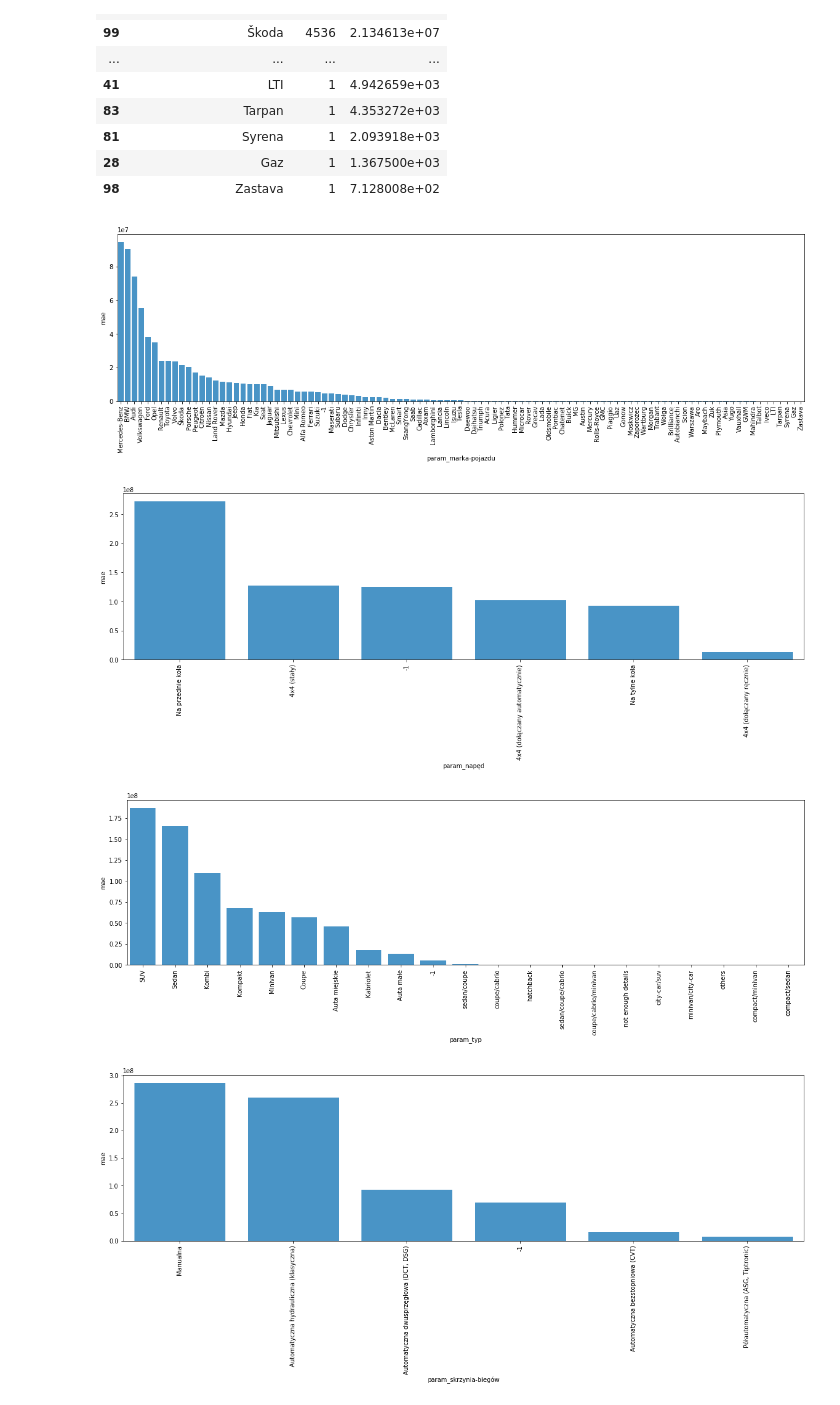
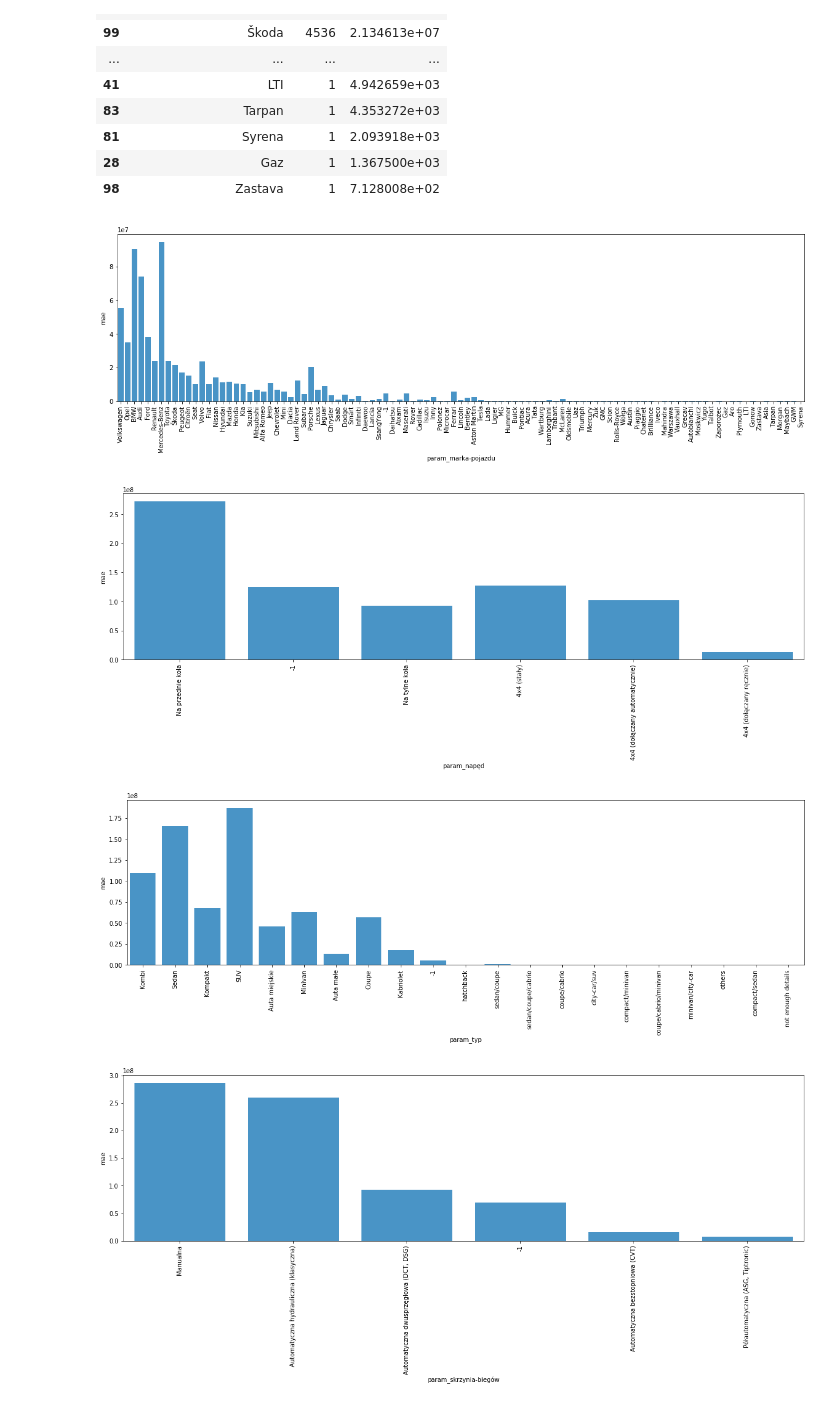
Before and after one commit to JakubStanczak/Car_price_predict, a Jupyter notebook: Car_price.ipynb, the cells around one changed output. Saved outputs shown, nothing was run; the diff lists cells and outputs as text; code cells hidden in the pictures.

```diff
--- a/Car_price.ipynb
+++ b/Car_price.ipynb
@@ -874,2 +852,19 @@ test[ ['car_id', 'price_value'] ].to_csv('../car_test_predict.csv', index=False)
 # %% [markdown]
 Target of this project was to create good enough without unneeded complexity. In my opinion this was achieved. Predictions generated were good enough to be in top 10 in the Kaggle competition without adding complex features or validation.
+# %%
+cat_to_check = [x for x in cat_feats if len(train[x].unique()) > 4]
+cat_to_check = [x for x in cat_to_check if x not in cat_no_plot]
+
+max_cat_mae = 0
+for cat in cat_to_check:
+    cat_mae = train_no_lux.groupby(cat).agg(mae=('error', np.mean))['mae'].max()
+    if cat_mae > max_cat_mae:
+        max_cat_mae = cat_mae
+
+for cat_feat in cat_to_check:
+    cat_name = cat_feat[:-len(cat_feat_prefix)]
+    plt.figure(figsize=(20,5))
+    ax = sns.barplot(x=cat_name, y='error', data=train_no_lux, order=train_no_lux[cat_name].value_counts().index, color='#3498db');
+    plt.xticks(rotation=90);
+    ax.set(ylim=(0, max_cat_mae))
+    plt.show()
@@ -902,28 +908,28 @@ train.groupby('param_marka-pojazdu').agg(count=('param_marka-pojazdu', np.size),
 # %%
 cat_to_check = [x for x in cat_feats if len(train[x].unique()) > 4]
 cat_to_check = [x for x in cat_to_check if x not in cat_no_plot]
 
 # only features that have lest then 70% in one category
 cat_to_check = [ x for x in cat_to_check if train[x].value_counts(normalize=True).values[0] < 0.7]
 
 max_cat_mae = 0
 for cat in cat_to_check:
     cat_mae = train.groupby(cat).agg(mae=('error', np.sum))['mae'].max()
     if cat_mae > max_cat_mae:
         max_cat_mae = cat_mae
 
 for cat_feat in cat_to_check:
     cat_name = cat_feat[:-len(cat_feat_prefix)]
     plt.figure(figsize=(20,5))
 
     agg_data = train.groupby(cat_name).agg(count=(cat_name, np.size),mae=('error', np.sum)).reset_index().sort_values('mae', ascending=False)
 
-    ax = sns.barplot(x=cat_name, y='mae', data=agg_data, order=agg_data[cat_name], color='#3498db');
+    ax = sns.barplot(x=cat_name, y='mae', data=agg_data, order=train[cat_name].value_counts().index, color='#3498db');
     plt.xticks(rotation=90);
 #     ax.set(ylim=(0, max_cat_mae))
     plt.show()
 # %% [output]
-[figure, old version]
+[figure, new version]
-[figure, old version]
+[figure, new version]
-[figure, old version]
+[figure, new version]
 [figure]
```
Also changed, not shown: parts of 16 cells of this notebook.
